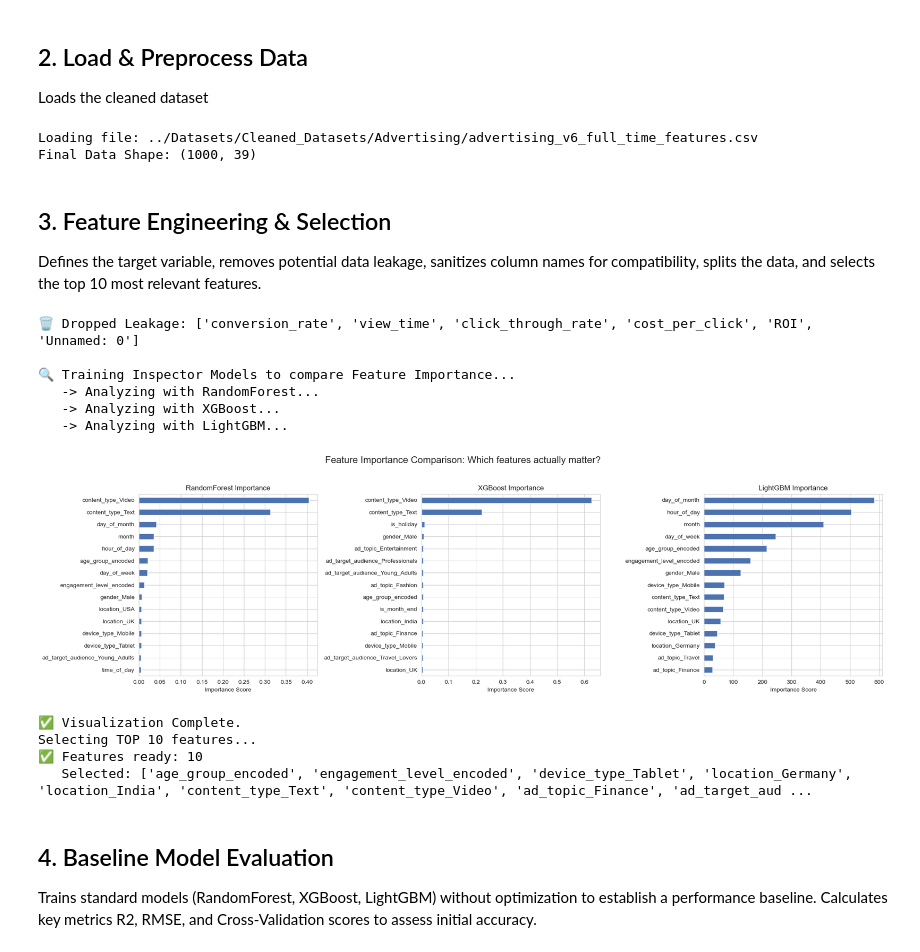
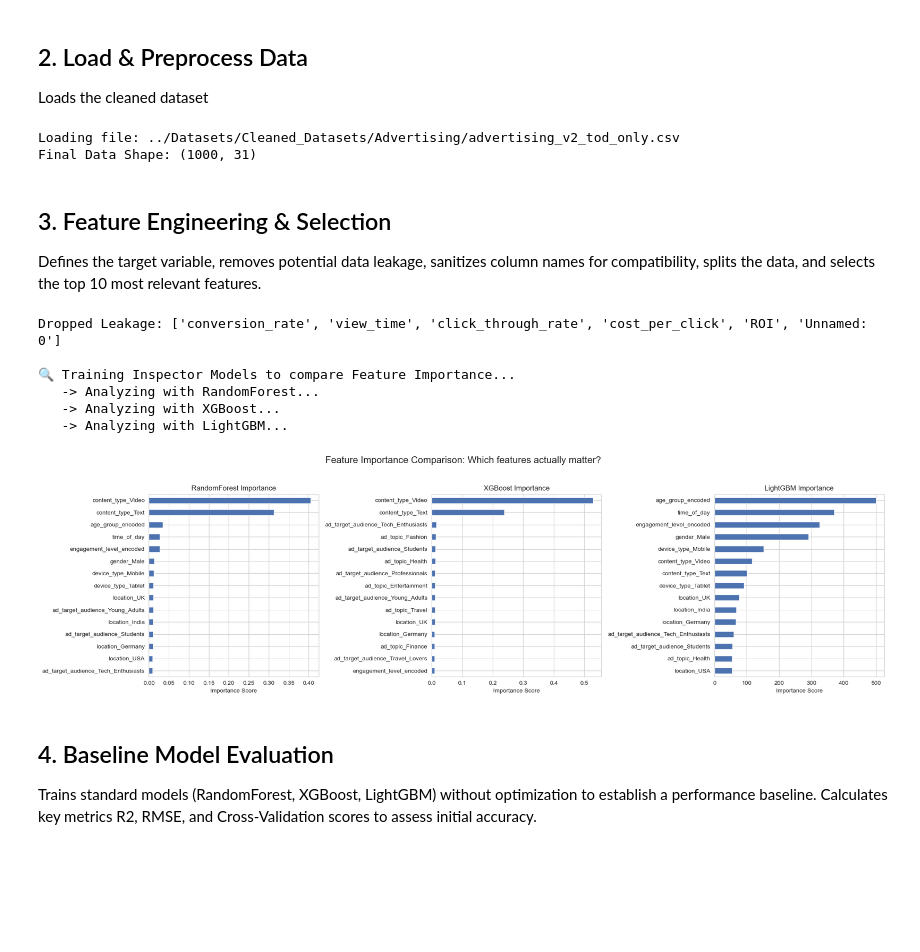
Before and after one commit to 1220823/Viralytics-Desafio-2, a Jupyter notebook: src/Model_Training/train_user_model.ipynb, the cells around one changed output. Drawn from its saved outputs; the diff is of its cells as text; code cells hidden in the pictures; blank space fills up the shorter version.

```diff
--- a/src/Model_Training/train_user_model.ipynb
+++ b/src/Model_Training/train_user_model.ipynb
@@ -32,14 +36,18 @@ if not os.path.exists("../../models"):
 Loads the cleaned dataset
 # %%
 # FIND FILE AUTOMATICALLY
-files = glob.glob("../Datasets/Cleaned_Datasets/Advertising/advertising_v6_full_time_features.csv")
-print(f"Loading file: {files[0]}")
-df = pd.read_csv(files[0])
+# Direct path is safer than glob for a specific file
+file_path = "../Datasets/Cleaned_Datasets/Advertising/advertising_v2_tod_only.csv"
 
-print(f"Final Data Shape: {df.shape}")
+if os.path.exists(file_path):
+    print(f"Loading file: {file_path}")
+    df = pd.read_csv(file_path)
+    print(f"Final Data Shape: {df.shape}")
+else:
+    raise FileNotFoundError(f"❌ File not found: {file_path}")
 # %% [output]
-Loading file: ../Datasets/Cleaned_Datasets/Advertising/advertising_v6_full_time_features.csv
-Final Data Shape: (1000, 39)
+Loading file: ../Datasets/Cleaned_Datasets/Advertising/advertising_v2_tod_only.csv
+Final Data Shape: (1000, 31)
 # %% [markdown]
 ## 3. Feature Engineering & Selection
 
@@ -48,7 +56,6 @@ Defines the target variable, removes potential data leakage, sanitizes column na
 # DEFINE TARGET & LEAKAGE
 TARGET = 'conversion_rate'
 
-# List of columns that would "give away" the answer or are just noise
 leakage_cols = [
     TARGET,
     'view_time',
@@ -59,81 +66,63 @@ leakage_cols = [
 ]
 
 # 1. DEFINE X and Y
-# Calculate intersection to avoid errors if a column is already gone
 cols_to_drop = [c for c in leakage_cols if c in df.columns]
 X = df.drop(columns=cols_to_drop)
 y = df[TARGET]
 
-print(f"🗑️ Dropped Leakage: {cols_to_drop}")
+print(f"Dropped Leakage: {cols_to_drop}")
 
 # SPLIT DATA (Train/Test)
+# We pass the FULL dataset. Feature selection happens inside the model pipeline later.
 X_train, X_test, y_train, y_test = train_test_split(X, y, test_size=0.2, random_state=42)
 
+# ------------------------------------------------------------------------------
 # MULTI-MODEL FEATURE IMPORTANCE VISUALIZATION
+# ------------------------------------------------------------------------------
 
 print("\n🔍 Training Inspector Models to compare Feature Importance...")
 
-# 1. Define the 3 Inspectors (Fast settings for quick visualization)
+# 1. Define the 3 Inspectors
 inspectors = {
     'RandomForest': RandomForestRegressor(n_estimators=100, random_state=42),
     'XGBoost': XGBRegressor(n_estimators=100, objective='reg:squarederror', random_state=42),
     'LightGBM': LGBMRegressor(n_estimators=100, random_state=42, verbose=-1)
 }
 
 # 2. Setup Plotting (1 Row, 3 Columns)
 fig, axes = plt.subplots(1, 3, figsize=(20, 6))
 fig.suptitle('Feature Importance Comparison: Which features actually matter?', fontsize=16)
 
 # 3. Loop, Train, and Plot
 for i, (name, model) in enumerate(inspectors.items()):
     print(f"   -> Analyzing with {name}...")
 
-    # Train
+    # Train on FULL X_train
     model.fit(X_train, y_train)
 
     # Extract Importance
-    importances = model.feature_importances_
-    feat_series = pd.Series(importances, index=X_train.columns)
+    if hasattr(model, 'feature_importances_'):
+        importances = model.feature_importances_
+        feat_series = pd.Series(importances, index=X_train.columns)
 
-    # Plot Top 15
-    ax = axes[i]
-    feat_series.nlargest(15).plot(kind='barh', ax=ax, color='#4c72b0')
+        # Plot Top 15
+        ax = axes[i]
+        feat_series.nlargest(15).plot(kind='barh', ax=ax, color='#4c72b0')
 
-    ax.set_title(f"{name} Importance")
-    ax.invert_yaxis() # Top feature at top
-    ax.set_xlabel("Importance Score")
+        ax.set_title(f"{name} Importance")
+        ax.invert_yaxis() # Top feature at top
+        ax.set_xlabel("Importance Score")
 
 plt.tight_layout(rect=[0, 0.03, 1, 0.95]) # Adjust for suptitle
 plt.show()
-
-print("✅ Visualization Complete.")
-
-# 2. SELECT TOP 10 FEATURES
-print("Selecting TOP 10 features...")
-selector = SelectKBest(score_func=f_regression, k=10)
-selector.fit(X, y)
-
-# Get the names of the selected columns
-cols = selector.get_support(indices=True)
-X_selected = X.iloc[:, cols]
-
-# OVERWRITE X with the reduced version
-X = X_selected
-
-print(f"✅ Features ready: {X.shape[1]}")
-print(f"   Selected: {X.columns.tolist()}")
 # %% [output]
-🗑️ Dropped Leakage: ['conversion_rate', 'view_time', 'click_through_rate', 'cost_per_click', 'ROI', 'Unnamed: 0']
+Dropped Leakage: ['conversion_rate', 'view_time', 'click_through_rate', 'cost_per_click', 'ROI', 'Unnamed: 0']
 
 🔍 Training Inspector Models to compare Feature Importance...
    -> Analyzing with RandomForest...
    -> Analyzing with XGBoost...
    -> Analyzing with LightGBM...
-[figure, old version]
+[figure, new version]
-✅ Visualization Complete.
-Selecting TOP 10 features...
-✅ Features ready: 10
-   Selected: ['age_group_encoded', 'engagement_level_encoded', 'device_type_Tablet', 'location_Germany', 'location_India', 'content_type_Text', 'content_type_Video', 'ad_topic_Finance', 'ad_target_aud ...
 # %% [markdown]
 ## 4. Baseline Model Evaluation
 
```
Also changed, not shown: parts of 7 cells of this notebook, 1 other file.
